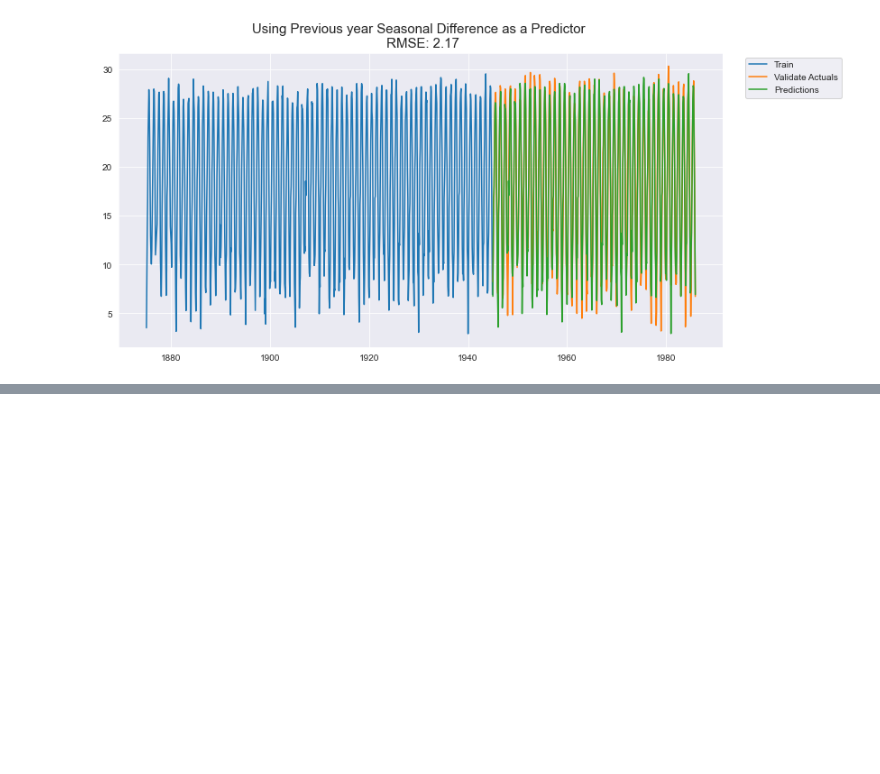
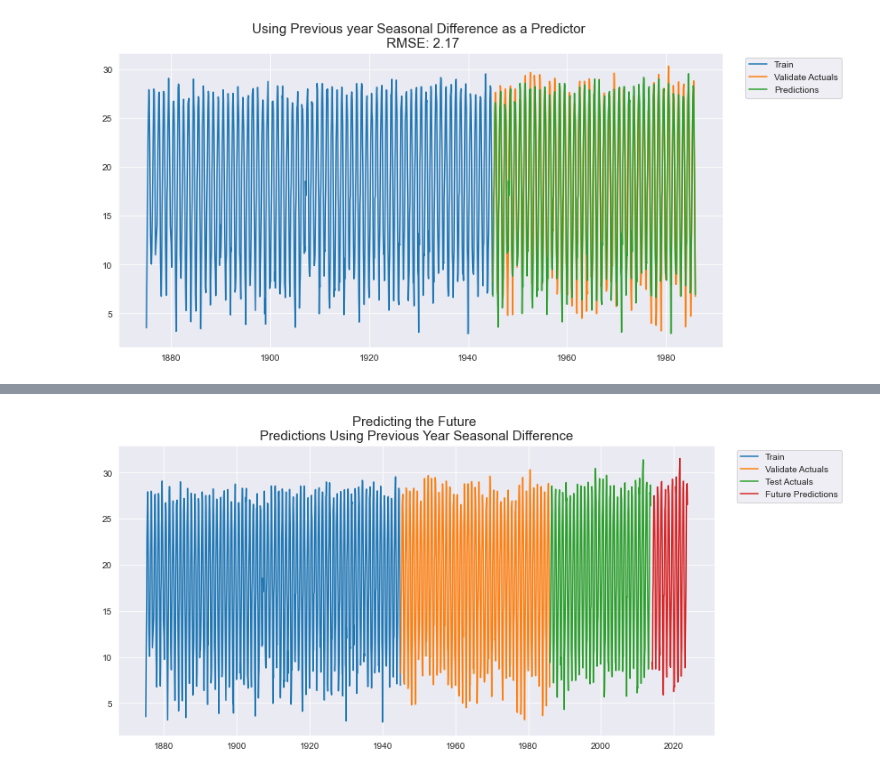
Before and after one commit to HeatherOrtegaMcMillan/time-series-exercises, a Jupyter notebook: time_series_project.ipynb, the cells around one changed output, grey strips where cells are left out. Cells and saved outputs as stored; diff of their text form; code cells hidden in the pictures; blank space fills up the shorter version.

```diff
--- a/time_series_project.ipynb
+++ b/time_series_project.ipynb
@@ -555,0 +647,8 @@ plt.show()
+# %%
+future_predictions = test.loc['2004':] + test.diff(3).mean()
+# %%
+# shift index by 121 months to start right at the beginning of 2014
+new_index = future_predictions.index.shift(periods = 121, freq = 'M')
+# %%
+# set the new index to the future predictions df
+future_predictions = future_predictions.set_index(new_index)
@@ -555,0 +672,10 @@ plt.show()
+# %%
+plt.plot(train, label = 'Train')
+plt.plot(validate['AverageTemperature'], label = 'Validate Actuals')
+plt.plot(test['AverageTemperature'], label = 'Test Actuals')
+plt.plot(future_predictions['AverageTemperature'], label = 'Future Predictions')
+plt.title(f'Predicting the Future \nPredictions Using Previous Year Seasonal Difference')
+plt.legend(bbox_to_anchor = (1.03, 1))
+plt.show()
+# %% [output]
+[figure, added]
```
Also changed, not shown: parts of 14 cells of this notebook.
